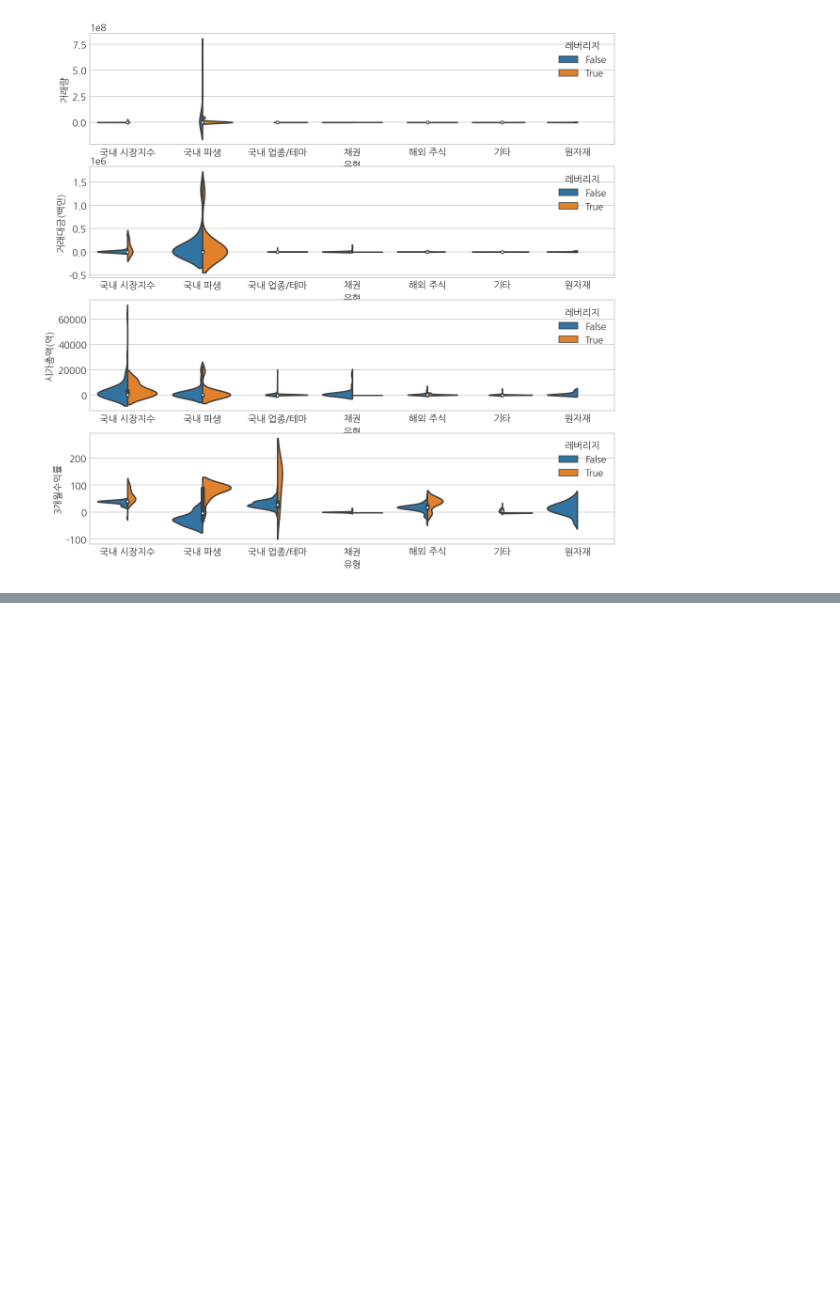
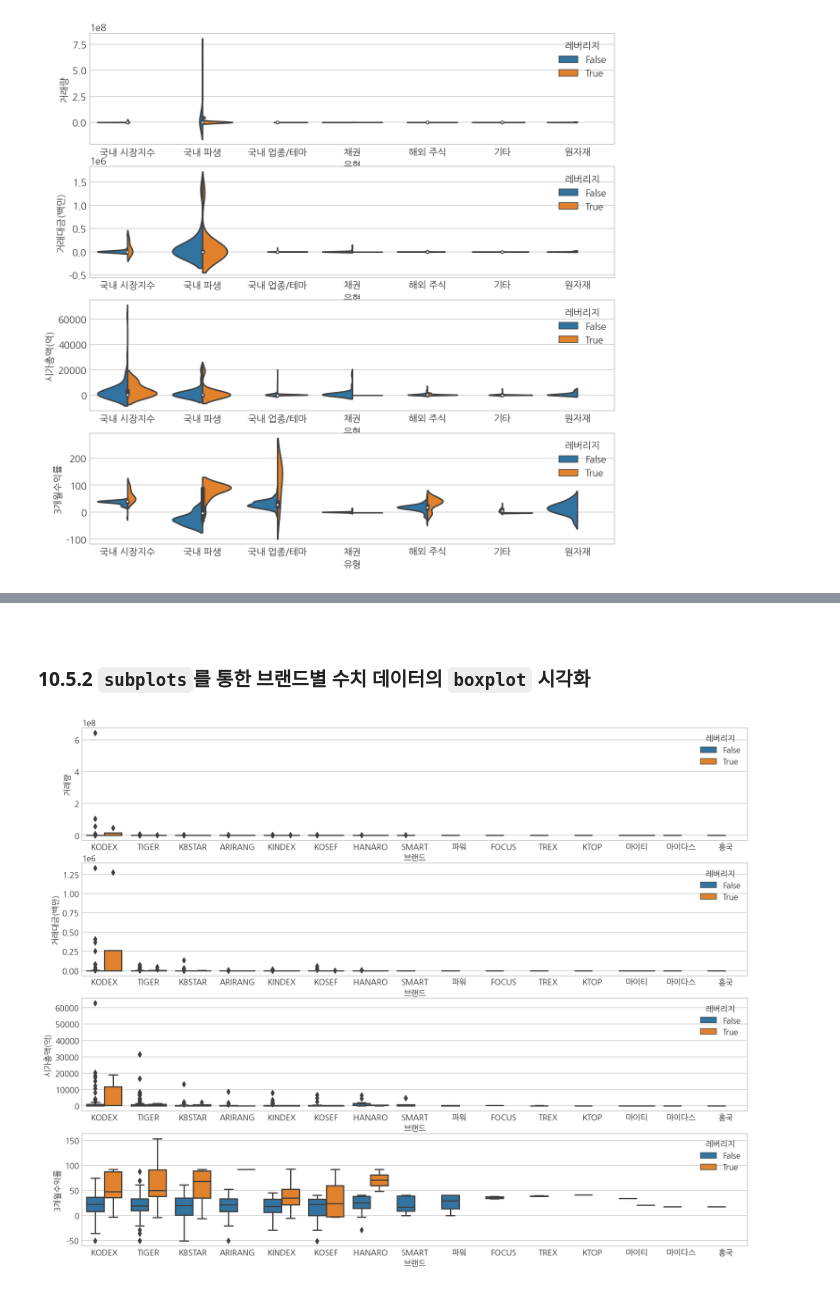
Before and after one commit to zgotter/financial-data-analysis-with-python, a Jupyter notebook: 10_ETF-data-visualization-with-subplots.ipynb, the cells around one changed output, grey strips where cells are left out. Cells and saved outputs as stored; diff of their text form; code cells hidden in the pictures; blank space fills up the shorter version.

```diff
--- a/10_ETF-data-visualization-with-subplots.ipynb
+++ b/10_ETF-data-visualization-with-subplots.ipynb
@@ -330,0 +349,13 @@ plt.show()
+# %% [markdown]
+<br>
+
+### 10.5.2 `subplots`를 통한 브랜드별 수치 데이터의 `boxplot` 시각화
+# %%
+fig, axes = plt.subplots(nrows=len(row_cols), figsize=(15,12))
+
+for i, rcol in enumerate(row_cols):
+    sns.boxplot(data=df, x='브랜드', y=rcol, ax=axes[i], hue='레버리지')
+
+plt.show()
+# %% [output]
+[figure, added]
```
Also changed, not shown: parts of 7 cells of this notebook.
